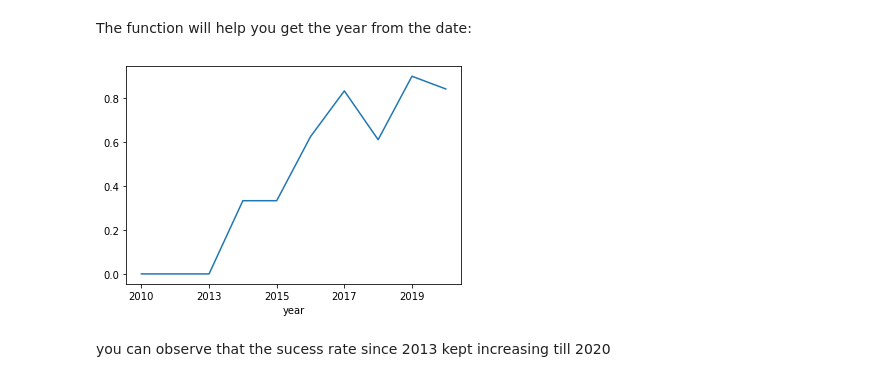
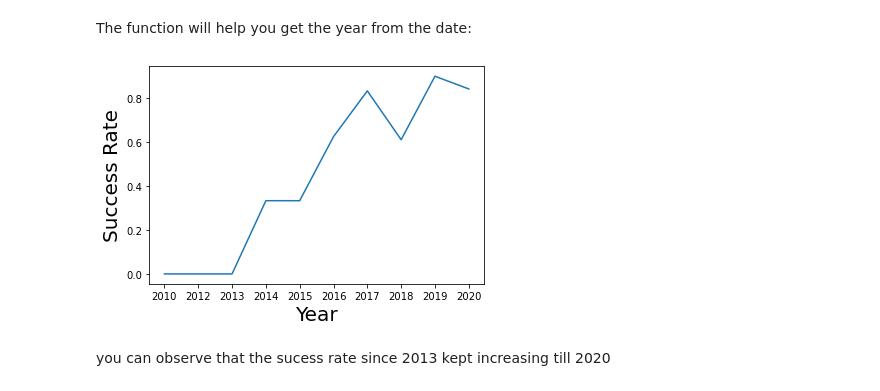
Before and after one commit to LennyTai/IBM-CAPSTONE-PROJECT, a Jupyter notebook: EDA with visualization.ipynb, the cells around one changed output. Saved outputs shown, nothing was run; the diff lists cells and outputs as text; code cells hidden in the pictures.

```diff
--- a/EDA with visualization.ipynb
+++ b/EDA with visualization.ipynb
@@ -166,10 +169,13 @@ def Extract_year(date):
 # %%
 # Plot a line chart with x axis to be the extracted year and y axis to be the success rate
 df['year']=Extract_year(df['Date'])
 df_year=df.groupby(['year'])['Class'].mean()
-line=df_year.plot.line()
+sns.lineplot(x=df_year.keys(), y=df_year.values)
+plt.xlabel("Year", fontsize=20)
+plt.ylabel("Success Rate", fontsize=20)
+plt.show()
 # %% [output]
-[figure, old version]
+[figure, new version]
 # %% [markdown]
 you can observe that the sucess rate since 2013 kept increasing till 2020
 # %% [markdown]
```
Also changed, not shown: parts of 7 cells of this notebook.
